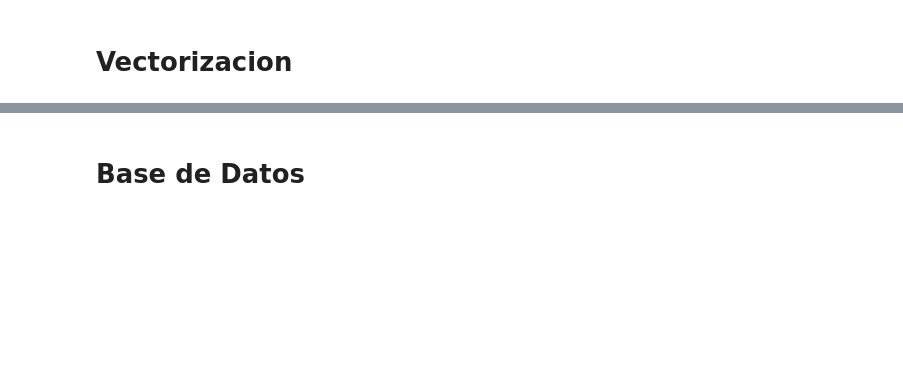
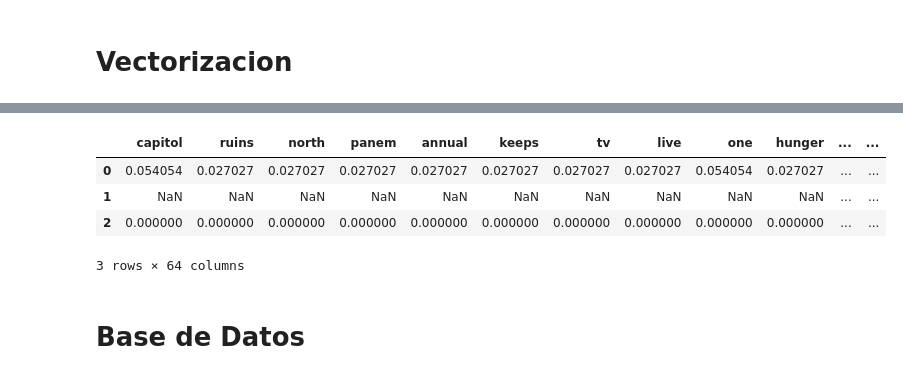
Before and after one commit to Jcortes99/LibreriaUNAL, a Jupyter notebook: Trabajo 2/Trabajo 2.ipynb, the cells around one changed output, grey strips where cells are left out. Drawn from its saved outputs; the diff is of its cells as text; code cells hidden in the pictures; blank space fills up the shorter version.

```diff
--- a/Trabajo 2/Trabajo 2.ipynb
+++ b/Trabajo 2/Trabajo 2.ipynb
@@ -60,0 +169,18 @@ C:\Users\Usuario\Documents\University\Recuperacion Web\LibreriaUNAL\Trabajo 2\Go
+# %%
+current = list(df.columns)
+# %%
+c = set(clean_tokens)
+# %%
+zvect = [0] * df.shape[0]
+for p in c:
+    if p not in current:
+        df[p] = zvect
+        current.append(p)
+# %%
+d = dict()
+for it in current:
+    if it in c:
+        sum = clean_tokens.count(it)
+        d[it] = sum/len(clean_tokens)
+    else:
+        d[it] = 0
@@ -61,2 +194,12 @@ C:\Users\Usuario\Documents\University\Recuperacion Web\LibreriaUNAL\Trabajo 2\Go
+# %%
+new_record = pd.DataFrame([d])
+df = pd.concat([df, new_record], ignore_index=True)
+df
+# %% [output]
+|  | capitol | ruins | north | panem | annual | keeps | tv | live | one | hunger | ... | ... |
+| 0 | 0.054054 | 0.027027 | 0.027027 | 0.027027 | 0.027027 | 0.027027 | 0.027027 | 0.027027 | 0.054054 | 0.027027 | ... | ... |
+| 1 | NaN | NaN | NaN | NaN | NaN | NaN | NaN | NaN | NaN | NaN | ... | ... |
+| 2 | 0.000000 | 0.000000 | 0.000000 | 0.000000 | 0.000000 | 0.000000 | 0.000000 | 0.000000 | 0.000000 | 0.000000 | ... | ... |
+3 rows × 64 columns
 # %% [markdown]
 # Base de Datos
```
Also changed, not shown: parts of 25 cells of this notebook, 13 other files.
